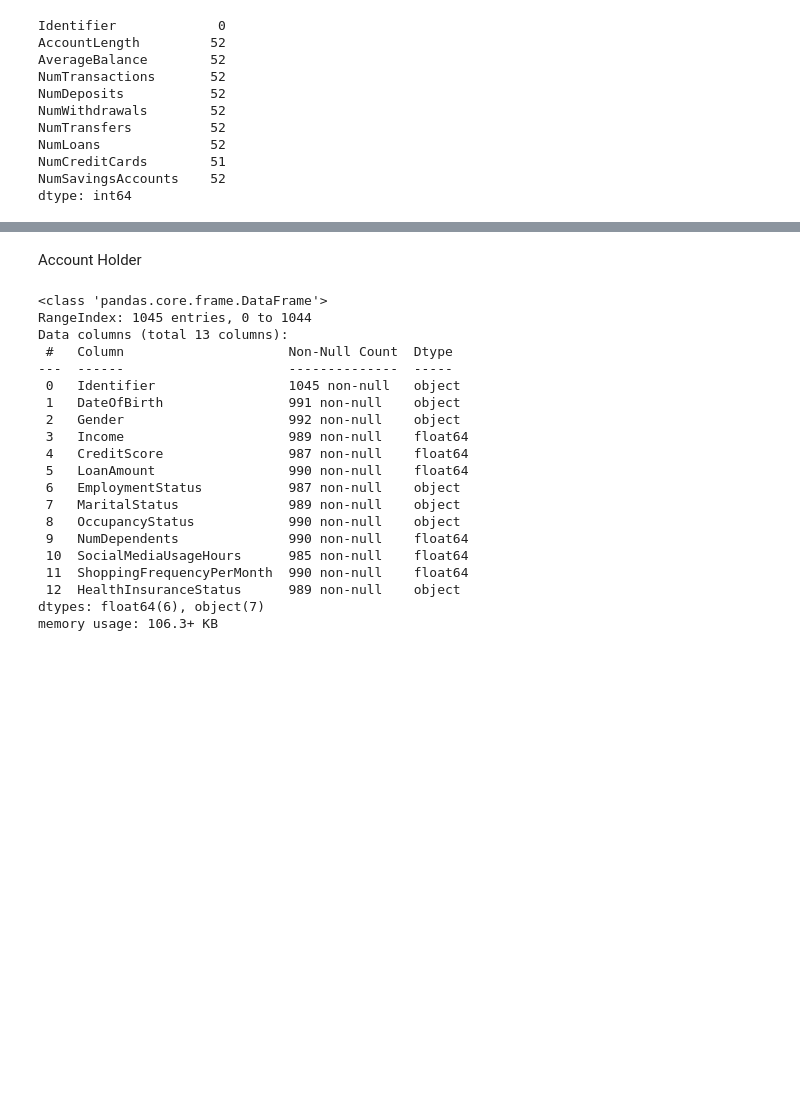
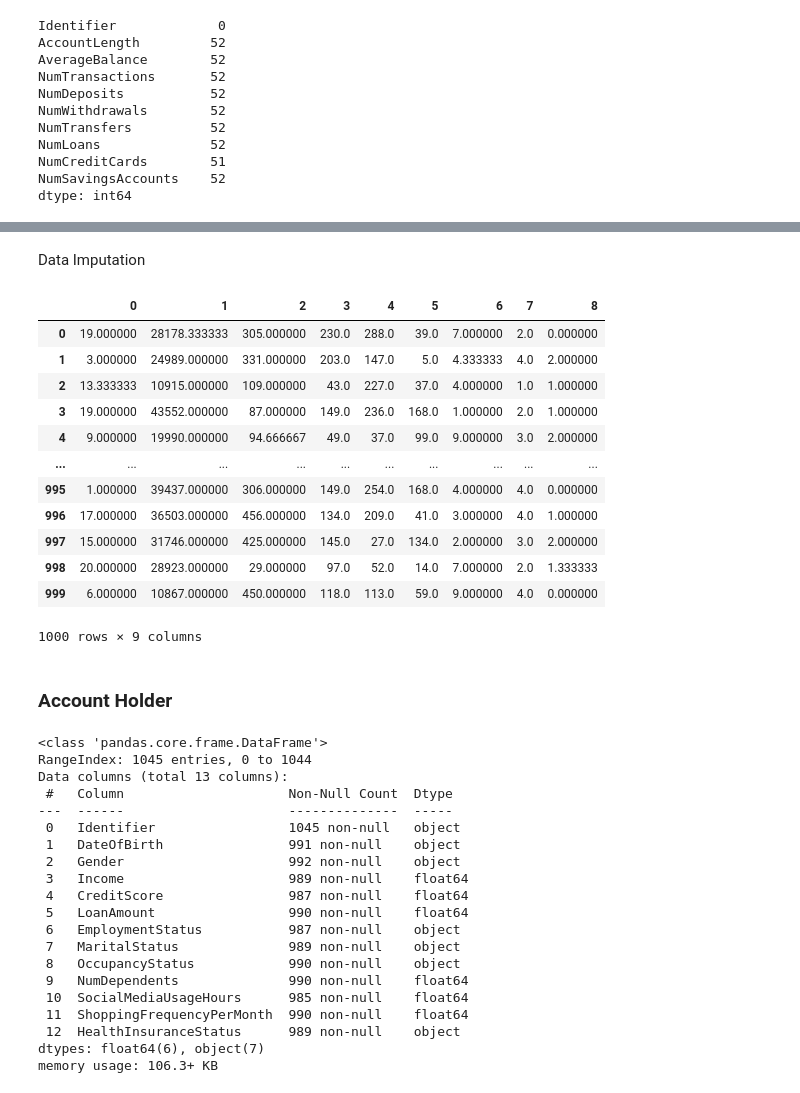
Before and after one commit to valooi/experianlivechallenge, a Jupyter notebook: data_exploration.ipynb, the cells around one changed output, grey strips where cells are left out. Drawn from its saved outputs; the diff is of its cells as text; code cells hidden in the pictures; blank space fills up the shorter version.

```diff
--- a/data_exploration.ipynb
+++ b/data_exploration.ipynb
@@ -78,5 +131,28 @@ dtype: int64
+# %% [markdown]
+Data Imputation
+# %%
+imputer = KNNImputer(n_neighbors=3)
+acc_data_imputed = imputer.fit_transform(acc_data.iloc[:, 1:])
+# %%
+acc_data_imputed = pd.DataFrame(acc_data_imputed)
+# %%
+acc_data_imputed
+# %% [output]
+|  | 0 | 1 | 2 | 3 | 4 | 5 | 6 | 7 | 8 |
+| 0 | 19.000000 | 28178.333333 | 305.000000 | 230.0 | 288.0 | 39.0 | 7.000000 | 2.0 | 0.000000 |
+| 1 | 3.000000 | 24989.000000 | 331.000000 | 203.0 | 147.0 | 5.0 | 4.333333 | 4.0 | 2.000000 |
+| 2 | 13.333333 | 10915.000000 | 109.000000 | 43.0 | 227.0 | 37.0 | 4.000000 | 1.0 | 1.000000 |
+| 3 | 19.000000 | 43552.000000 | 87.000000 | 149.0 | 236.0 | 168.0 | 1.000000 | 2.0 | 1.000000 |
+| 4 | 9.000000 | 19990.000000 | 94.666667 | 49.0 | 37.0 | 99.0 | 9.000000 | 3.0 | 2.000000 |
+| ... | ... | ... | ... | ... | ... | ... | ... | ... | ... |
+| 995 | 1.000000 | 39437.000000 | 306.000000 | 149.0 | 254.0 | 168.0 | 4.000000 | 4.0 | 0.000000 |
+| 996 | 17.000000 | 36503.000000 | 456.000000 | 134.0 | 209.0 | 41.0 | 3.000000 | 4.0 | 1.000000 |
+| 997 | 15.000000 | 31746.000000 | 425.000000 | 145.0 | 27.0 | 134.0 | 2.000000 | 3.0 | 2.000000 |
+| 998 | 20.000000 | 28923.000000 | 29.000000 | 97.0 | 52.0 | 14.0 | 7.000000 | 2.0 | 1.333333 |
+| 999 | 6.000000 | 10867.000000 | 450.000000 | 118.0 | 113.0 | 59.0 | 9.000000 | 4.0 | 0.000000 |
+1000 rows × 9 columns
 # %% [markdown]
-Account Holder
+### Account Holder
 # %%
 acc_holder.info()
 # %% [output]
```
Also changed, not shown: parts of 13 cells of this notebook.
